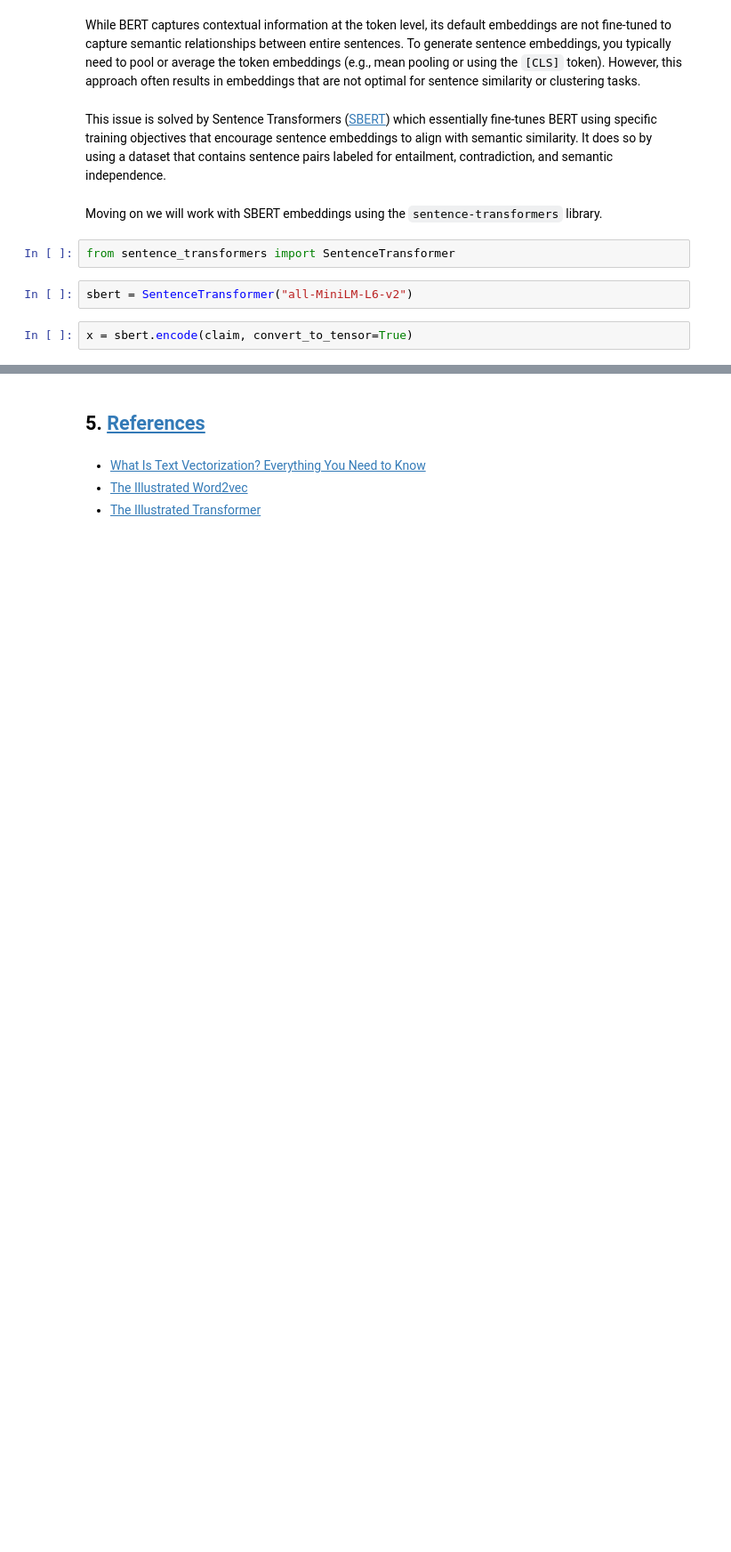
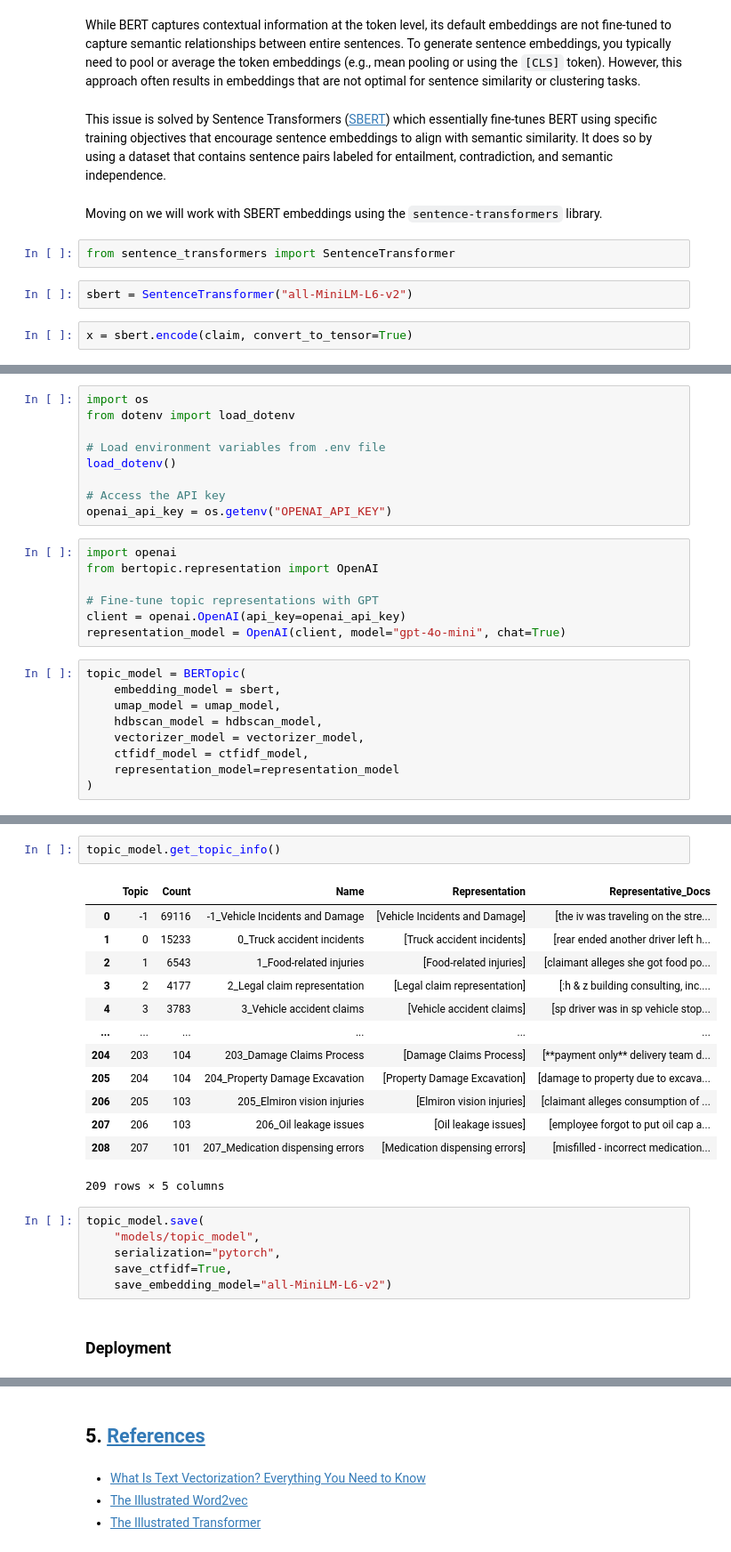
Before and after one commit to julienOlivier3/risk-analytics, a Jupyter notebook: 2_nlp/nlp.ipynb, the cells around one changed output, grey strips where cells are left out. Shown at 89% size. Drawn from its saved outputs; the diff is of its cells as text; blank space fills up the shorter version.

```diff
--- a/2_nlp/nlp.ipynb
+++ b/2_nlp/nlp.ipynb
@@ -659,0 +754,25 @@ With the SBERT embeddings we can now show that text that is semantically similar
+# %%
+import os
+from dotenv import load_dotenv
+
+# Load environment variables from .env file
+load_dotenv()
+
+# Access the API key
+openai_api_key = os.getenv("OPENAI_API_KEY")
+# %%
+import openai
+from bertopic.representation import OpenAI
+
+# Fine-tune topic representations with GPT
+client = openai.OpenAI(api_key=openai_api_key)
+representation_model = OpenAI(client, model="gpt-4o-mini", chat=True)
+# %%
+topic_model = BERTopic(
+    embedding_model = sbert,
+    umap_model = umap_model,
+    hdbscan_model = hdbscan_model,
+    vectorizer_model = vectorizer_model,
+    ctfidf_model = ctfidf_model,
+    representation_model=representation_model
+)
@@ -659,0 +783,24 @@ With the SBERT embeddings we can now show that text that is semantically similar
+# %%
+topic_model.get_topic_info()
+# %% [output]
+|  | Topic | Count | Name | Representation | Representative_Docs |
+| 0 | -1 | 69116 | -1_Vehicle Incidents and Damage | [Vehicle Incidents and Damage] | [the iv was traveling on the stre... |
+| 1 | 0 | 15233 | 0_Truck accident incidents | [Truck accident incidents] | [rear ended another driver left h... |
+| 2 | 1 | 6543 | 1_Food-related injuries | [Food-related injuries] | [claimant alleges she got food po... |
+| 3 | 2 | 4177 | 2_Legal claim representation | [Legal claim representation] | [:h & z building consulting, inc.... |
+| 4 | 3 | 3783 | 3_Vehicle accident claims | [Vehicle accident claims] | [sp driver was in sp vehicle stop... |
+| ... | ... | ... | ... | ... | ... |
+| 204 | 203 | 104 | 203_Damage Claims Process | [Damage Claims Process] | [**payment only** delivery team d... |
+| 205 | 204 | 104 | 204_Property Damage Excavation | [Property Damage Excavation] | [damage to property due to excava... |
+| 206 | 205 | 103 | 205_Elmiron vision injuries | [Elmiron vision injuries] | [claimant alleges consumption of ... |
+| 207 | 206 | 103 | 206_Oil leakage issues | [Oil leakage issues] | [employee forgot to put oil cap a... |
+| 208 | 207 | 101 | 207_Medication dispensing errors | [Medication dispensing errors] | [misfilled - incorrect medication... |
+209 rows × 5 columns
+# %%
+topic_model.save(
+    "models/topic_model",
+    serialization="pytorch",
+    save_ctfidf=True,
+    save_embedding_model="all-MiniLM-L6-v2")
+# %% [markdown]
+### Deployment
```
Also changed, not shown: parts of 45 cells of this notebook, 12 other files.
